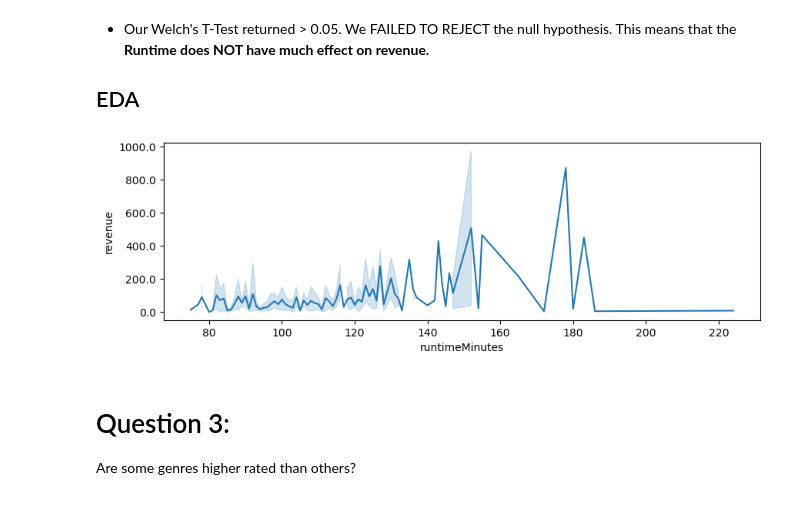
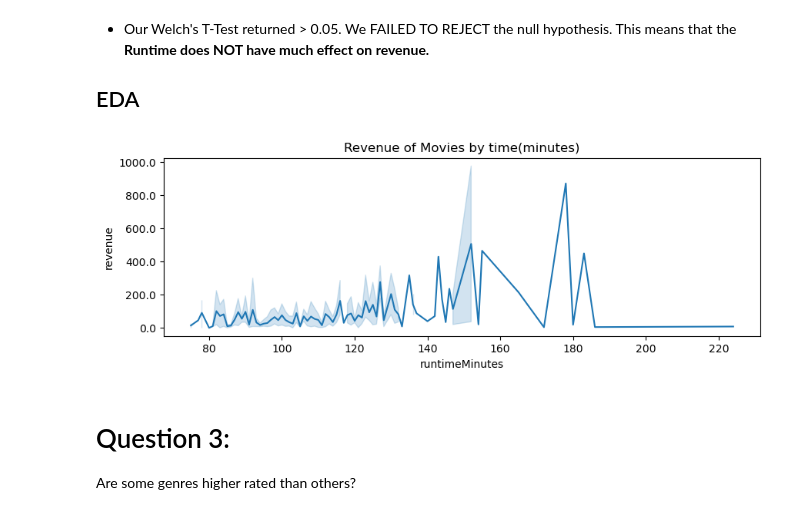
Before and after one commit to juDEcorous/Project-3-Part-1, a Jupyter notebook: Project 3 Part 4 Hypothesis.ipynb, the cells around one changed output. Cells and saved outputs as stored; diff of their text form; code cells hidden in the pictures.

```diff
--- a/Project 3 Part 4 Hypothesis.ipynb
+++ b/Project 3 Part 4 Hypothesis.ipynb
@@ -310,9 +355,10 @@ Ttest_indResult(statistic=1.9945341755982113, pvalue=0.07353880006158707)
 # %%
 plt.figure(figsize = (10, 3))
 ax = sns.lineplot(time_df, y = 'revenue', x = 'runtimeMinutes')
+ax.set_title('Revenue of Movies by time(minutes)')
 ax.yaxis.set_major_formatter(FuncFormatter(lambda x, pos: f'{x * 1e-6:0.1f}'))
 # %% [output]
-[figure, old version]
+[figure, new version]
 # %% [markdown]
 # Question 3:
 Are some genres higher rated than others?
```
Also changed, not shown: parts of 17 cells of this notebook, 1 other file.
